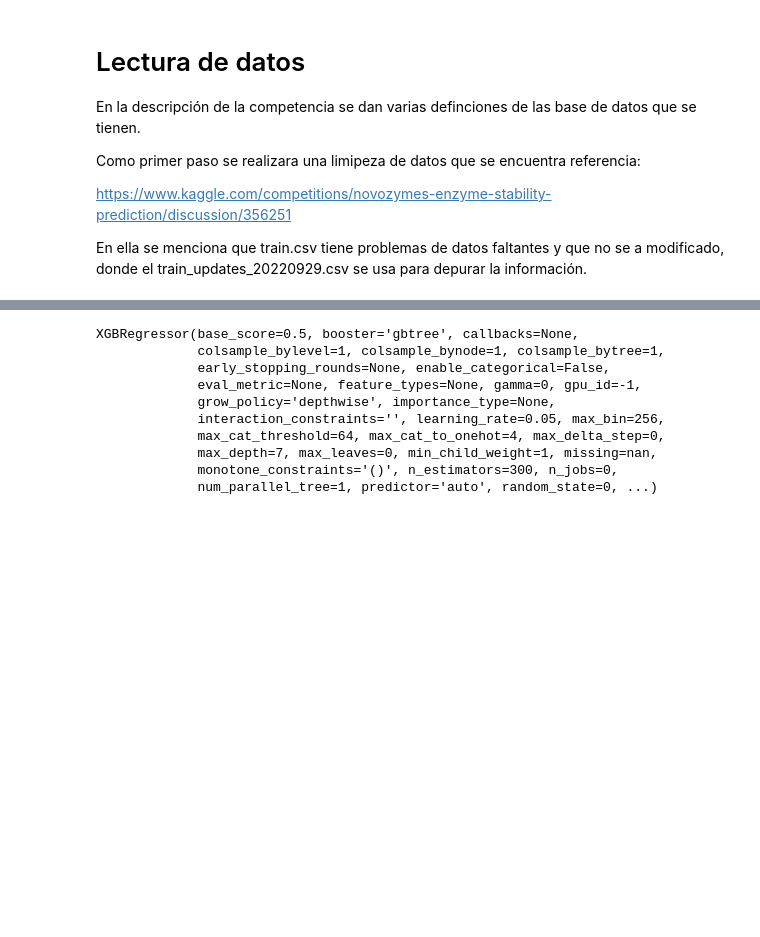
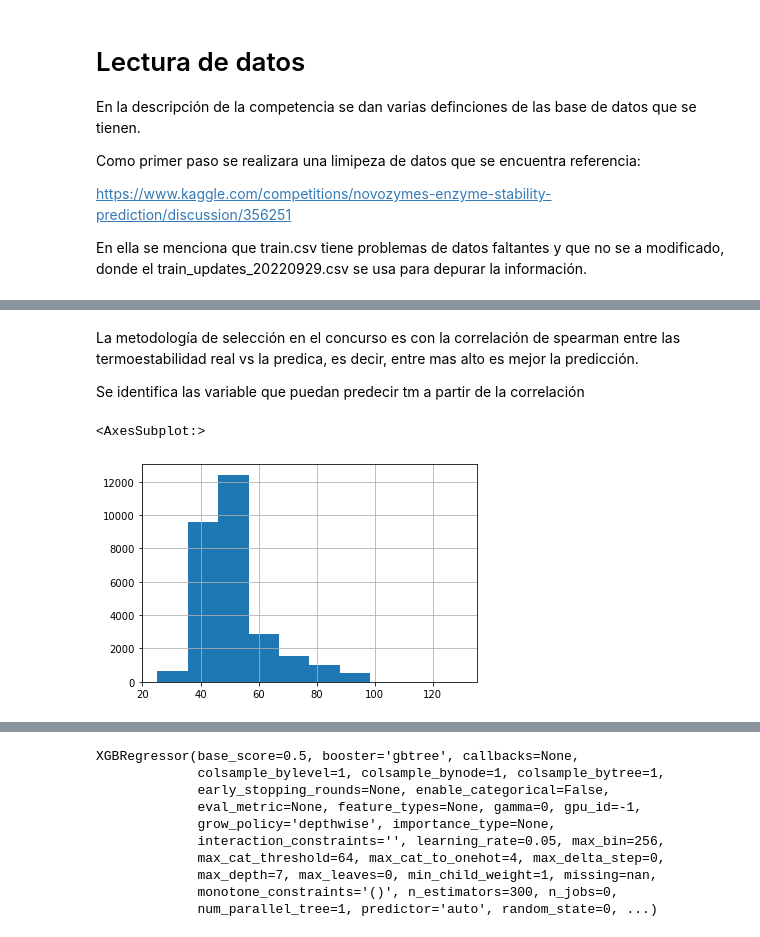
Before and after one commit to Germanchelo13/Novozymes-Enzyme-Stability-Prediction, a Jupyter notebook: prediccion.ipynb, the cells around one changed output, grey strips where cells are left out. Cells and saved outputs as stored; diff of their text form; code cells hidden in the pictures; blank space fills up the shorter version.

```diff
--- a/prediccion.ipynb
+++ b/prediccion.ipynb
@@ -118,3 +132,19 @@ https://www.kaggle.com/competitions/novozymes-enzyme-stability-prediction/discus
 
 
 En ella se menciona que train.csv tiene problemas de datos faltantes y que no se a modificado, donde el train_updates_20220929.csv se usa para depurar la información.
+# %%
+df_train = pd.read_csv('train.csv',index_col="seq_id")
+df_train_updates = pd.read_csv("train_updates_20220929.csv",index_col="seq_id")
+filtro=df_train_updates.isnull().all("columns")
+all_features_nan = (df_train_updates[filtro].index)
+df_train=df_train.loc[~df_train.index.isin(list(all_features_nan))  ]
+swap_ph_tm_indices = df_train_updates[~filtro].index
+df_train.loc[swap_ph_tm_indices , ["pH", "tm"] ]=df_train_updates.loc[swap_ph_tm_indices , ["pH", "tm"] ]
+df_train=df_train.loc[~df_train["pH"].isna(), ]
+
+# temp = df_train_updates[df_train_updates["pH"] > -0.1]
+# for i in range(len(temp)):
+#     df_train[df_train.seq_id == temp.iloc[i].seq_id] = temp.iloc[i]
+
+# df_train[['pH','tm']] = df_train[['tm','pH']].where(df_train['pH'] > 14, df_train[['pH','tm']].values)
+# df_train.dropna(inplace=True)
@@ -121,24 +179,15 @@ En ella se menciona que train.csv tiene problemas de datos faltantes y que no se
 # %%
-df_train = pd.read_csv('train.csv')#,index_col="seq_id")
-df_train_updates = pd.read_csv("train_updates_20220929.csv")#,index_col="seq_id")
-# filtro=df_train_updates.isnull().all("columns")
-# all_features_nan = (df_train_updates[filtro].index)
-# df_train=df_train.loc[~df_train.index.isin(list(all_features_nan))  ]
-# swap_ph_tm_indices = df_train_updates[~filtro].index
-# df_train.loc[swap_ph_tm_indices , ["pH", "tm"] ]=df_train_updates.loc[swap_ph_tm_indices , ["pH", "tm"] ]
-# df_train=df_train.loc[~df_train["pH"].isna(), ]
-temp = df_train_updates[df_train_updates["pH"] > -0.1]
-for i in range(len(temp)):
-    df_train[df_train.seq_id == temp.iloc[i].seq_id] = temp.iloc[i]
-
-df_train[['pH','tm']] = df_train[['tm','pH']].where(df_train['pH'] > 14, df_train[['pH','tm']].values)
-df_train.dropna(inplace=True)
-X = df_train[['protein_sequence', 'pH']].copy()
-Y = df_train[['tm']].copy()
+X = df_train[["tm",'protein_sequence', 'pH']].copy()
 X['protein_length'] = X.protein_sequence.apply(lambda x: len(x))
-X = count_letter(X, "protein_sequence",list_letter)#, list_words)
-# X=letter_periodo(X, "protein_sequence", list_letter)
-# X=puentes_hidrogeno(X, "protein_sequence", "N", "H")
-# X=puentes_hidrogeno(X, "protein_sequence", "S", "S")
+X = count_letter(X, "protein_sequence",list_words)
 X['protein_length'] = np.log(X['protein_length'])
 X=X.drop(labels="protein_sequence",axis=1).copy()
+# %% [markdown]
+La metodología de selección en el concurso es con la correlación de spearman entre las termoestabilidad real vs la predica, es decir, entre mas alto es mejor la predicción.
+
+Se identifica las variable que puedan predecir tm a partir de la correlación
+# %%
+X["tm"].hist()
+# %% [output]
+<AxesSubplot:>
+[figure, added]
```
Also changed, not shown: parts of 69 cells of this notebook, 8 other files.
